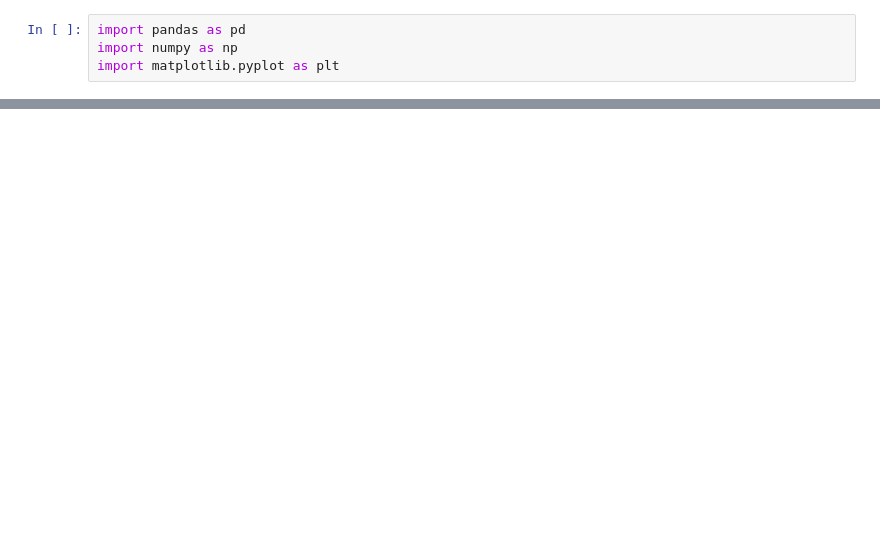
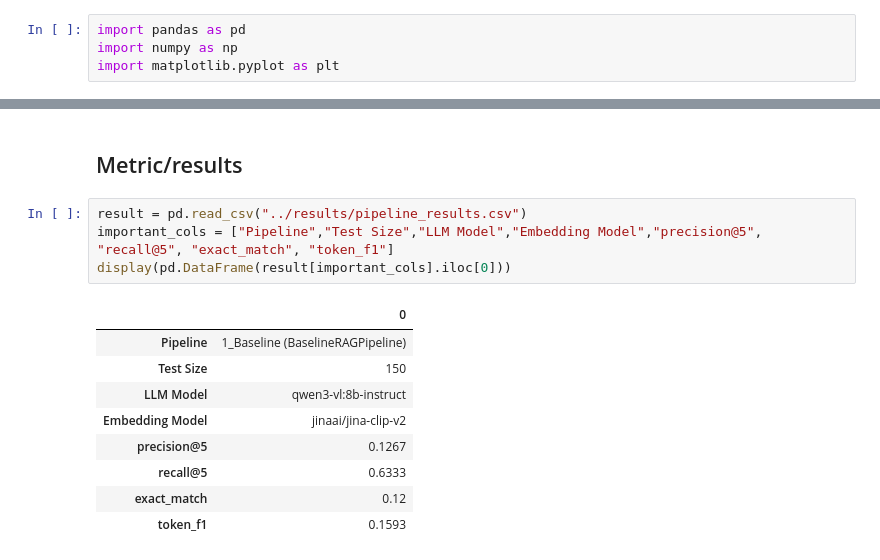
Before and after one commit to Vaakir/mRAG_on_MMDocIR, a Jupyter notebook: src/notebooks/results_preview.ipynb, the cells around one changed output, grey strips where cells are left out. Cells and saved outputs as stored; diff of their text form; blank space fills up the shorter version.

```diff
--- a/src/notebooks/results_preview.ipynb
+++ b/src/notebooks/results_preview.ipynb
@@ -23,0 +19,16 @@ result
+# %% [markdown]
+## Metric/results
+# %%
+result = pd.read_csv("../results/pipeline_results.csv")
+important_cols = ["Pipeline","Test Size","LLM Model","Embedding Model","precision@5", "recall@5", "exact_match", "token_f1"]
+display(pd.DataFrame(result[important_cols].iloc[0]))
+# %% [output]
+|  | 0 |
+| Pipeline | 1_Baseline (BaselineRAGPipeline) |
+| Test Size | 150 |
+| LLM Model | qwen3-vl:8b-instruct |
+| Embedding Model | jinaai/jina-clip-v2 |
+| precision@5 | 0.1267 |
+| recall@5 | 0.6333 |
+| exact_match | 0.12 |
+| token_f1 | 0.1593 |
```
Also changed, not shown: parts of 8 cells of this notebook, 5 other files.
